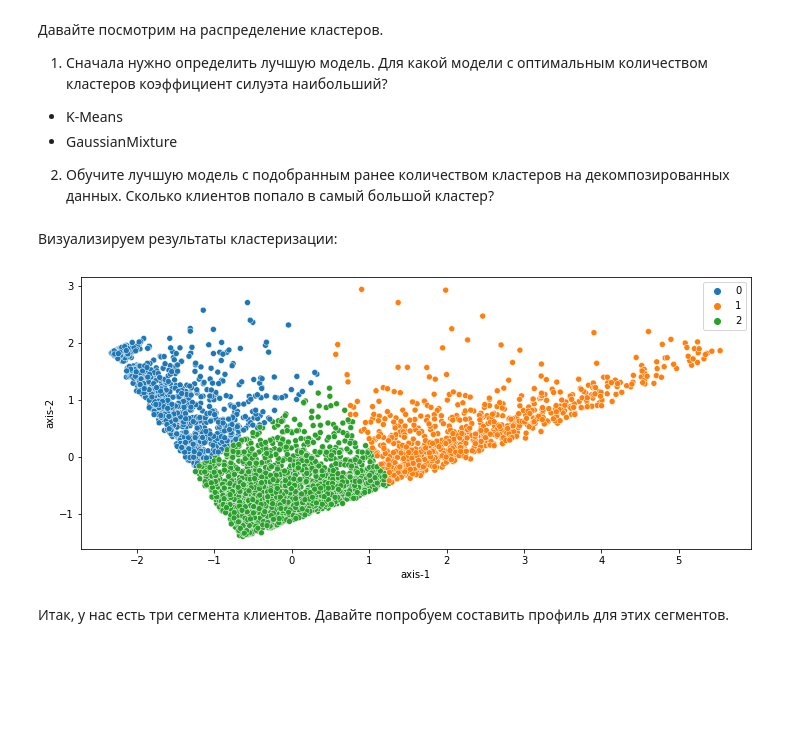
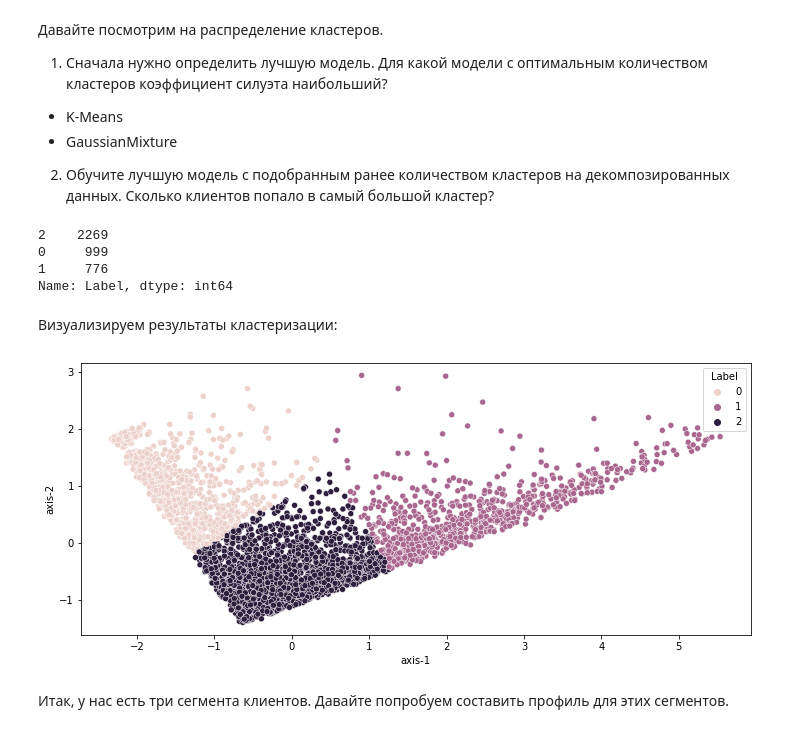
Before and after one commit to Nadarsa/sf_data_science, a Jupyter notebook: PROJECT-6/Project-6. Ноутбук-шаблон.ipynb, the cells around one changed output. Saved outputs shown, nothing was run; the diff lists cells and outputs as text; code cells hidden in the pictures; blank space fills up the shorter version.

```diff
--- a/PROJECT-6/Project-6. Ноутбук-шаблон.ipynb
+++ b/PROJECT-6/Project-6. Ноутбук-шаблон.ipynb
@@ -869,3 +932,9 @@ $$monetary >monetary_{0.95}$$
 где $frequency_{0.95}$ и $monetary_{0.95}$ - квантили уровня 0.95 для соответствующих признаков.
 
 Данные о скольких клиентах у вас остались в RFM-таблице?
+# %%
+frequency_quantile_95 = np.percentile(rfm_table['Frequency'], 95)
+monetary_quantile_95 = np.percentile(rfm_table['Monetary'], 95)
+
+rfm_table_cleaned = rfm_table[~((rfm_table['Frequency'] > frequency_quantile_95) | (rfm_table['Monetary'] > monetary_quantile_95))]
+print('Данные о {} клиентах остались в RFM-таблице'.format(rfm_table_cleaned.shape[0]))
@@ -930,3 +999,8 @@ ax.set_zlabel('Monetary');
 Обучите ваш pipeline на RFM-таблице, очищенной от выбросов, и примените к ней трансформацию.
 
 Какую долю дисперсии исходных данных объясняет первая главная компонента? Ответ округлите до двух знаков после точки-разделителя.
+# %%
+pipeline = Pipeline([('scaler', preprocessing.StandardScaler()), ('pca', decomposition.PCA(n_components=2))])
+pipeline.fit(rfm_table_cleaned)
+rfm_table_processed = pipeline.transform(rfm_table_cleaned)
+print('{} долю дисперсии исходных данных объясняет первая главная компонента'.format(round(pipeline['pca'].explained_variance_ratio_[0],2)))
@@ -933,6 +1019,7 @@ ax.set_zlabel('Monetary');
 # %% [markdown]
 Визуализировав пространство главных компонент после декомпозиции мы получим следующую картину:
 # %%
+rfm_table_processed = pd.DataFrame(rfm_table_processed, columns = ['axis-1', 'axis-2'])
 sns.scatterplot(data=rfm_table_processed, x='axis-1', y='axis-2');
 # %% [output]
 [figure]
@@ -971,18 +1098,28 @@ sns.scatterplot(data=rfm_table_processed, x='axis-1', y='axis-2');
 
 2) Обучите лучшую модель с подобранным ранее количеством кластеров на декомпозированных данных.
 Сколько клиентов попало в самый большой кластер?
+# %%
+kmeans = cluster.KMeans(n_clusters=3, random_state=42)
+kmeans.fit(rfm_table_processed)
+rfm_table_processed.loc[:, 'Label'] = kmeans.labels_
+rfm_table_processed['Label'].value_counts()
+# %% [output]
+2    2269
+0     999
+1     776
+Name: Label, dtype: int64
 # %% [markdown]
 Визуализируем результаты кластеризации:
 # %%
 fig = plt.figure(figsize=(12, 5))
 sns.scatterplot(
     data=rfm_table_processed,
     x='axis-1',
     y='axis-2',
-    hue=labels,
+    hue='Label',
 );
 # %% [output]
-[figure, old version]
+[figure, new version]
 # %% [markdown]
 Итак, у нас есть три сегмента клиентов. Давайте попробуем составить профиль для этих сегментов.
 # %% [markdown]
```
Also changed, not shown: parts of 17 cells of this notebook.
